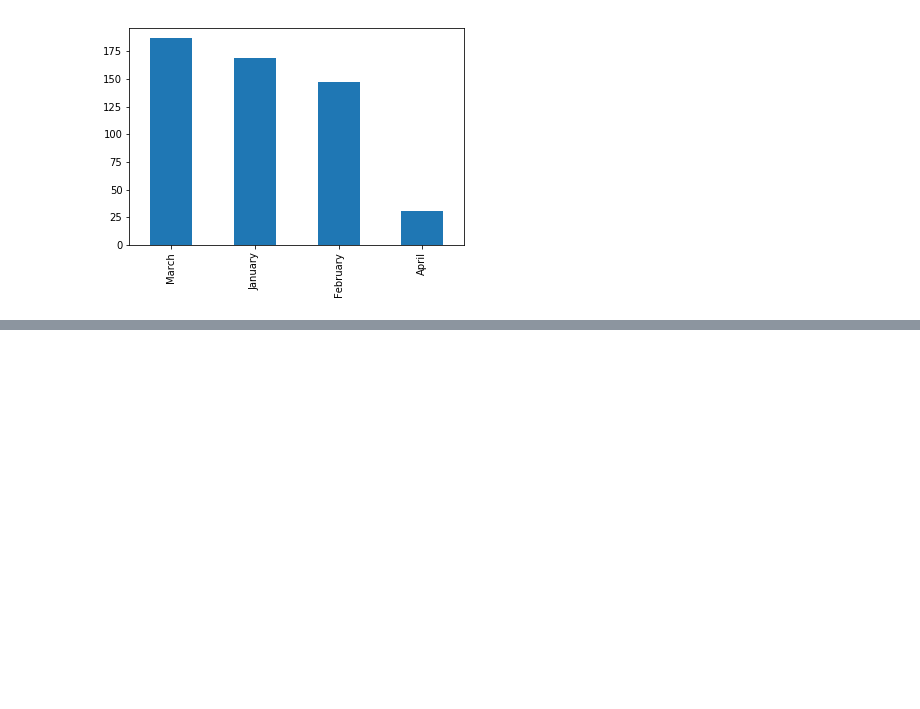
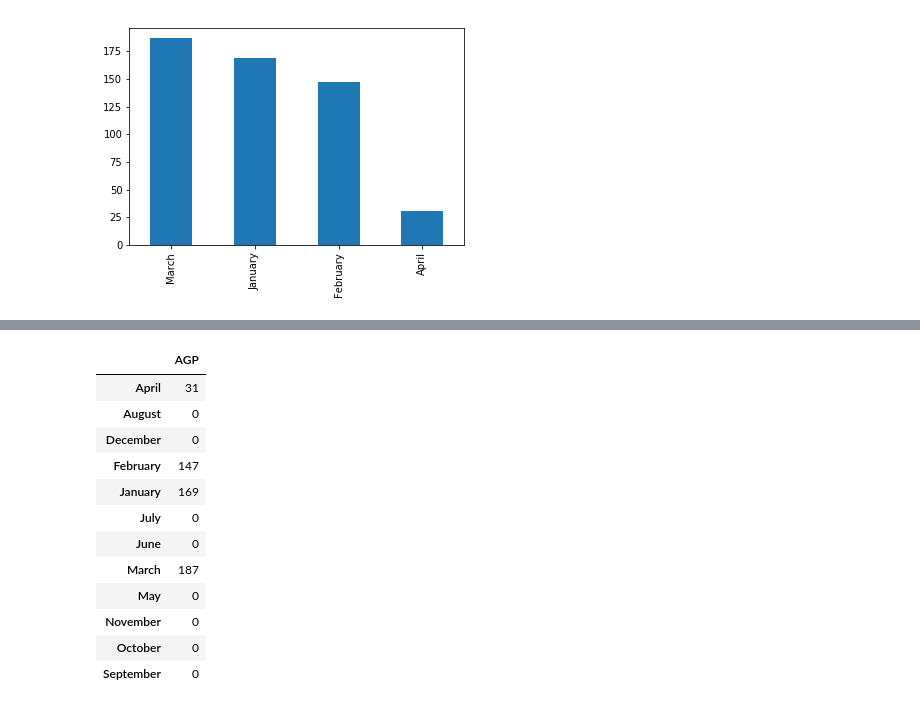
Before and after one commit to qgroshens/air_travel_data_processing, a Jupyter notebook: data_processing.ipynb, the cells around one changed output, grey strips where cells are left out. Cells and saved outputs as stored; diff of their text form; code cells hidden in the pictures; blank space fills up the shorter version.

```diff
--- a/data_processing.ipynb
+++ b/data_processing.ipynb
@@ -97,6 +97,8 @@ arr_count.sort_values(by='pax',ascending=False )[:10]
 #preparation test for exercice 3#
 # %%
 search_df=pd.read_csv("searches.csv",sep='^',nrows=100000)
+# %%
+months_string=['January','February','March','April','May','June','July','August','September','October','November','December']
 # %%
 def date2month(date):
     #input string as a date eg: 'yyyy-mm-dd'
@@ -111,3 +113,7 @@ date_df.value_counts().plot(kind='bar')
 # %% [output]
 <matplotlib.axes._subplots.AxesSubplot at 0x...>
 [figure]
+# %%
+monthly_search=pd.DataFrame(np.zeros((12,1),dtype=int),columns=['AGP'],index=months_string)
+# %%
+monthly_search=monthly_search.add(ms)
@@ -113,0 +126,2 @@ date_df.value_counts().plot(kind='bar')
+# %%
+ms=pd.DataFrame(df.values,df.keys().values,columns=['AGP'])
@@ -113,0 +136,16 @@ date_df.value_counts().plot(kind='bar')
+# %%
+monthly_search.add(ms,fill_value=0).astype(int)
+# %% [output]
+|  | AGP |
+| April | 31 |
+| August | 0 |
+| December | 0 |
+| February | 147 |
+| January | 169 |
+| July | 0 |
+| June | 0 |
+| March | 187 |
+| May | 0 |
+| November | 0 |
+| October | 0 |
+| September | 0 |
```
Also changed, not shown: parts of 16 cells of this notebook.
